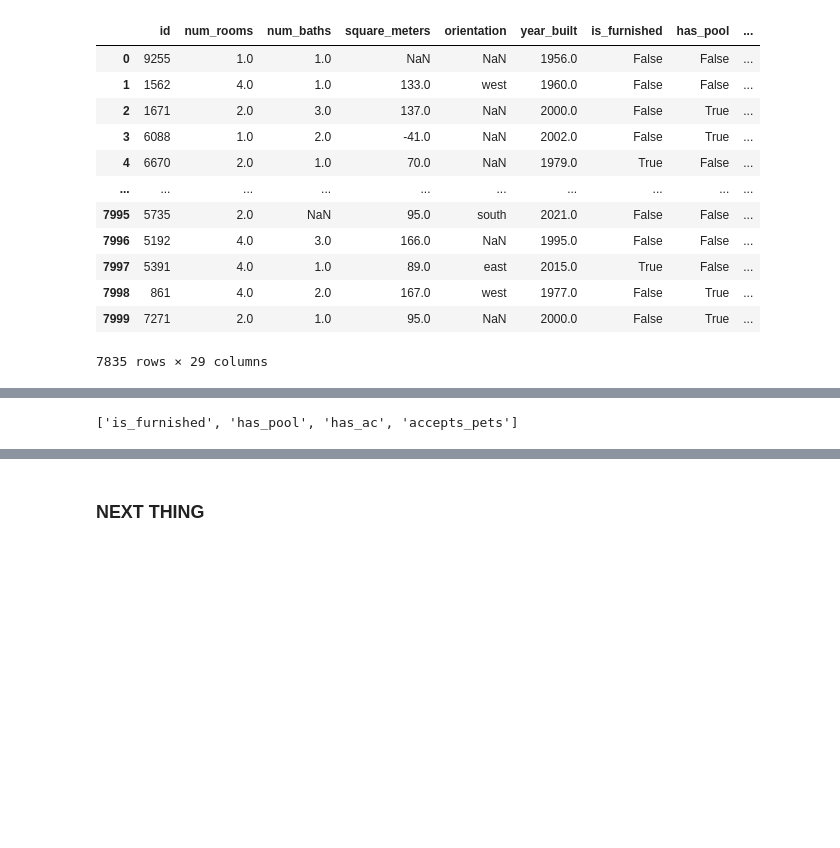
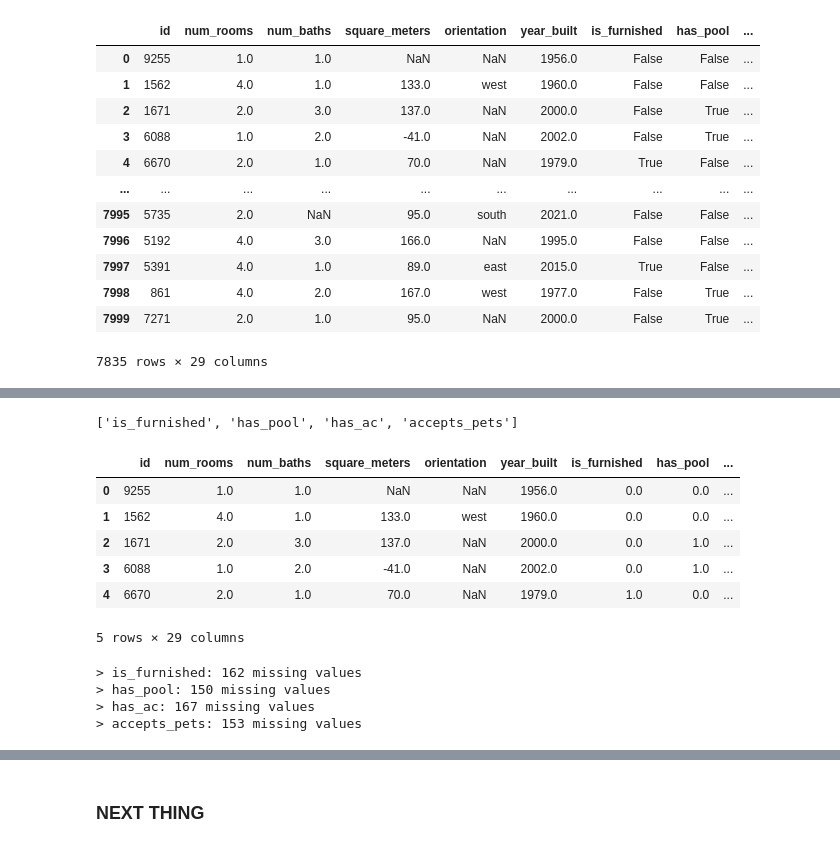
Before and after one commit to monbiote/Barcelona_Apartment_Price_Predictor, a Jupyter notebook: Sarria_nb.ipynb, the cells around one changed output, grey strips where cells are left out. Drawn from its saved outputs; the diff is of its cells as text; code cells hidden in the pictures; blank space fills up the shorter version.

```diff
--- a/Sarria_nb.ipynb
+++ b/Sarria_nb.ipynb
@@ -381,18 +381,45 @@ Since 1. orientation and 4. neighborhood are already encoded, we will only encod
 # %%
 '''
 Now that the one hot encoding is done and the missing values of 'neighborhood' and 'orientation' are handled,
 We will turn the other categorical variables into dummy variables.
 '''
 
 # First we create a list with all the categorical boolean variables
 
 bool_variables = ['is_furnished',
                     'has_pool',
                     'has_ac',
                     'accepts_pets']
 
 print(bool_variables)
 
-#for
+'''
+Check that the mapping works fine, commented due to the fact that it's not necessary anymore, it already worked fine.
+
+df_train_check = df_train
+
+for catvar in bool_variables:
+    df_train_check[catvar] = df_train[catvar].map({True: 1, False: 0})
+    print(df_train_check[catvar].map({1: True, 0: False}).sum() == df_train[catvar].sum())
+'''
+
+for catvar in bool_variables:
+    df_train[catvar] = df_train[catvar].map({True: 1, False: 0})
+
+display(df_train.head())
+
+for catvar in bool_variables:
+    print(f"> {catvar}: {df_train[catvar].isna().sum()} missing values")
 # %% [output]
 ['is_furnished', 'has_pool', 'has_ac', 'accepts_pets']
+|  | id | num_rooms | num_baths | square_meters | orientation | year_built | is_furnished | has_pool | ... |
+| 0 | 9255 | 1.0 | 1.0 | NaN | NaN | 1956.0 | 0.0 | 0.0 | ... |
+| 1 | 1562 | 4.0 | 1.0 | 133.0 | west | 1960.0 | 0.0 | 0.0 | ... |
+| 2 | 1671 | 2.0 | 3.0 | 137.0 | NaN | 2000.0 | 0.0 | 1.0 | ... |
+| 3 | 6088 | 1.0 | 2.0 | -41.0 | NaN | 2002.0 | 0.0 | 1.0 | ... |
+| 4 | 6670 | 2.0 | 1.0 | 70.0 | NaN | 1979.0 | 1.0 | 0.0 | ... |
+5 rows × 29 columns
+> is_furnished: 162 missing values
+> has_pool: 150 missing values
+> has_ac: 167 missing values
+> accepts_pets: 153 missing values
```
Also changed, not shown: parts of 3 cells of this notebook.
